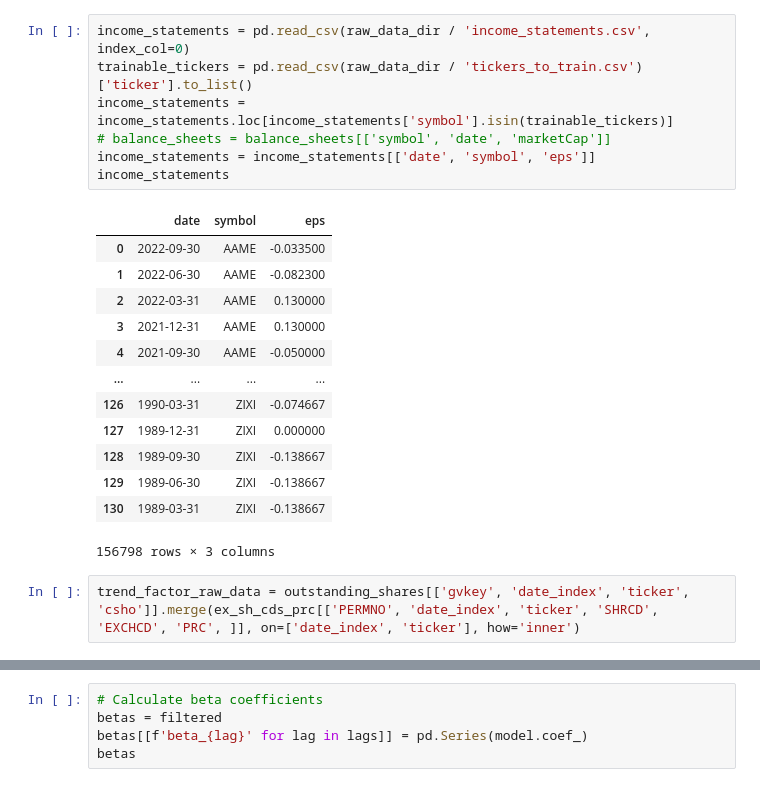
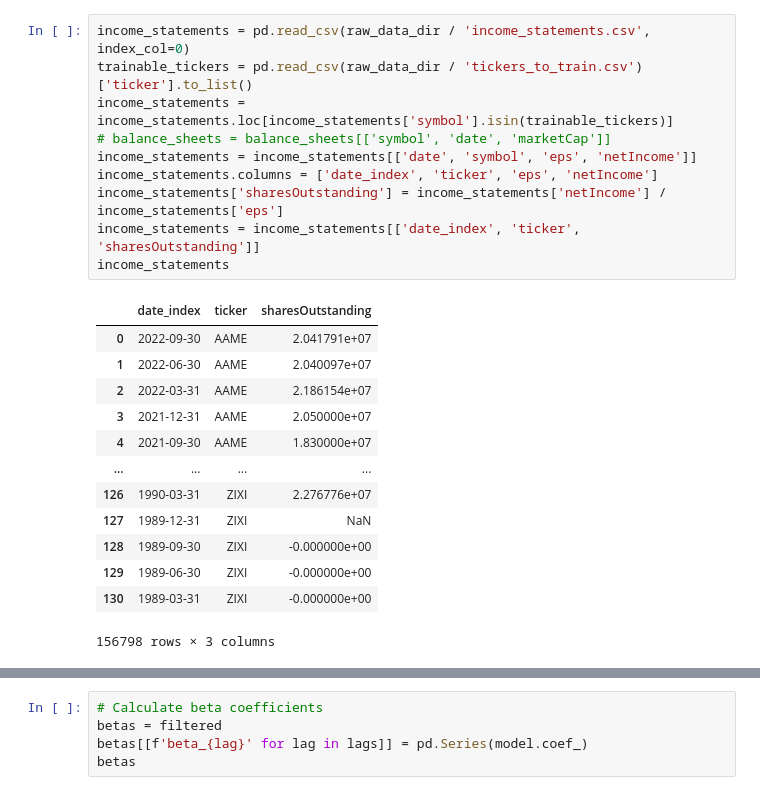
Before and after one commit to jakezur1/factorlib-polars, a Jupyter notebook: factors/momentum/trend_factor.ipynb, the cells around one changed output, grey strips where cells are left out. Saved outputs shown, nothing was run; the diff lists cells and outputs as text.

```diff
--- a/factors/momentum/trend_factor.ipynb
+++ b/factors/momentum/trend_factor.ipynb
@@ -31,23 +46,24 @@ returns
 # %%
 income_statements = pd.read_csv(raw_data_dir / 'income_statements.csv', index_col=0)
 trainable_tickers = pd.read_csv(raw_data_dir / 'tickers_to_train.csv')['ticker'].to_list()
 income_statements = income_statements.loc[income_statements['symbol'].isin(trainable_tickers)]
 # balance_sheets = balance_sheets[['symbol', 'date', 'marketCap']]
-income_statements = income_statements[['date', 'symbol', 'eps']]
+income_statements = income_statements[['date', 'symbol', 'eps', 'netIncome']]
+income_statements.columns = ['date_index', 'ticker', 'eps', 'netIncome']
+income_statements['sharesOutstanding'] = income_statements['netIncome'] / income_statements['eps']
+income_statements = income_statements[['date_index', 'ticker', 'sharesOutstanding']]
 income_statements
 # %% [output]
-|  | date | symbol | eps |
-| 0 | 2022-09-30 | AAME | -0.033500 |
-| 1 | 2022-06-30 | AAME | -0.082300 |
-| 2 | 2022-03-31 | AAME | 0.130000 |
-| 3 | 2021-12-31 | AAME | 0.130000 |
-| 4 | 2021-09-30 | AAME | -0.050000 |
+|  | date_index | ticker | sharesOutstanding |
+| 0 | 2022-09-30 | AAME | 2.041791e+07 |
+| 1 | 2022-06-30 | AAME | 2.040097e+07 |
+| 2 | 2022-03-31 | AAME | 2.186154e+07 |
+| 3 | 2021-12-31 | AAME | 2.050000e+07 |
+| 4 | 2021-09-30 | AAME | 1.830000e+07 |
 | ... | ... | ... | ... |
-| 126 | 1990-03-31 | ZIXI | -0.074667 |
-| 127 | 1989-12-31 | ZIXI | 0.000000 |
-| 128 | 1989-09-30 | ZIXI | -0.138667 |
-| 129 | 1989-06-30 | ZIXI | -0.138667 |
-| 130 | 1989-03-31 | ZIXI | -0.138667 |
+| 126 | 1990-03-31 | ZIXI | 2.276776e+07 |
+| 127 | 1989-12-31 | ZIXI | NaN |
+| 128 | 1989-09-30 | ZIXI | -0.000000e+00 |
+| 129 | 1989-06-30 | ZIXI | -0.000000e+00 |
+| 130 | 1989-03-31 | ZIXI | -0.000000e+00 |
 156798 rows × 3 columns
-# %%
-trend_factor_raw_data = outstanding_shares[['gvkey', 'date_index', 'ticker', 'csho']].merge(ex_sh_cds_prc[['PERMNO', 'date_index', 'ticker', 'SHRCD', 'EXCHCD', 'PRC', ]], on=['date_index', 'ticker'], how='inner')
```
Also changed, not shown: parts of 11 cells of this notebook, 9 other files.
